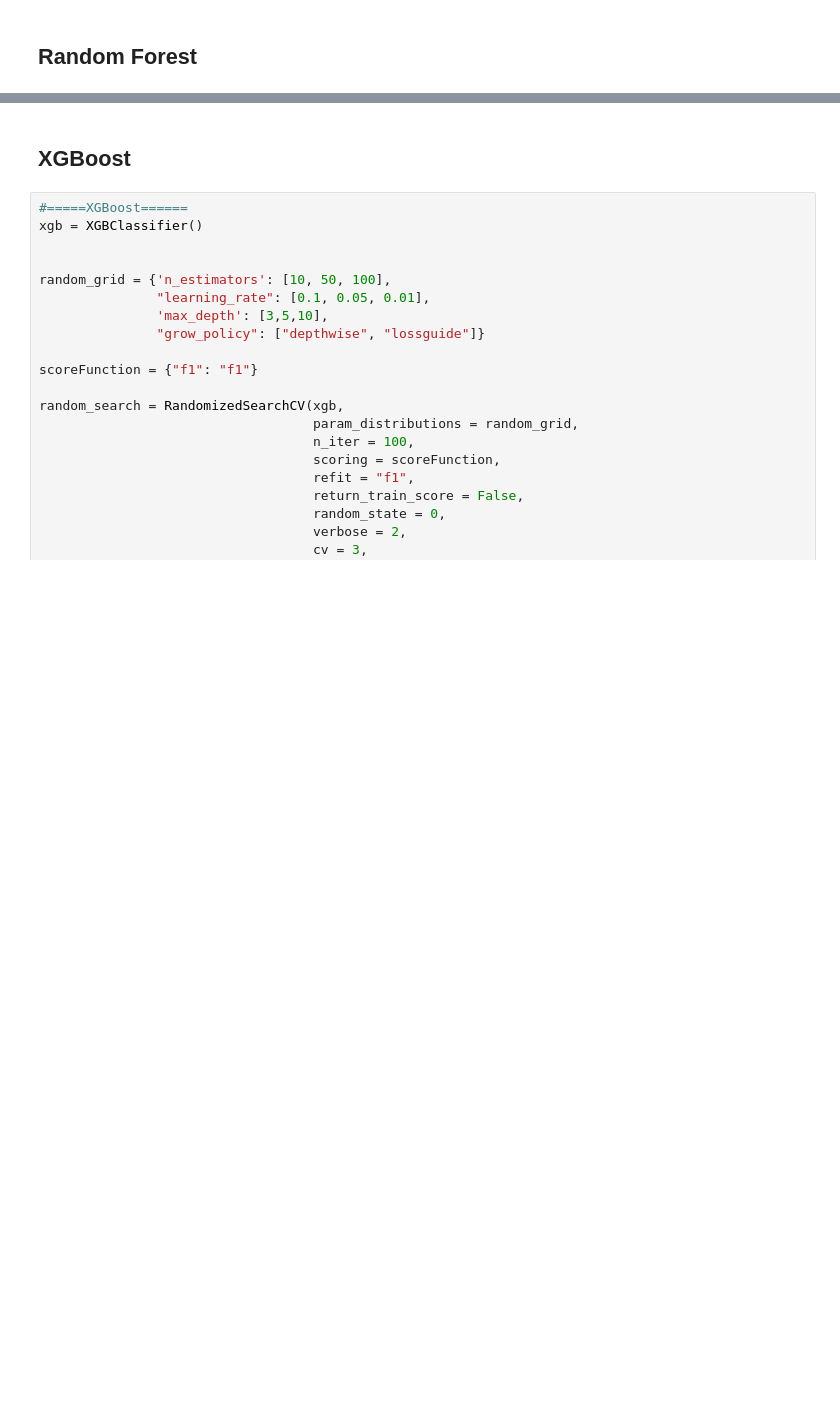
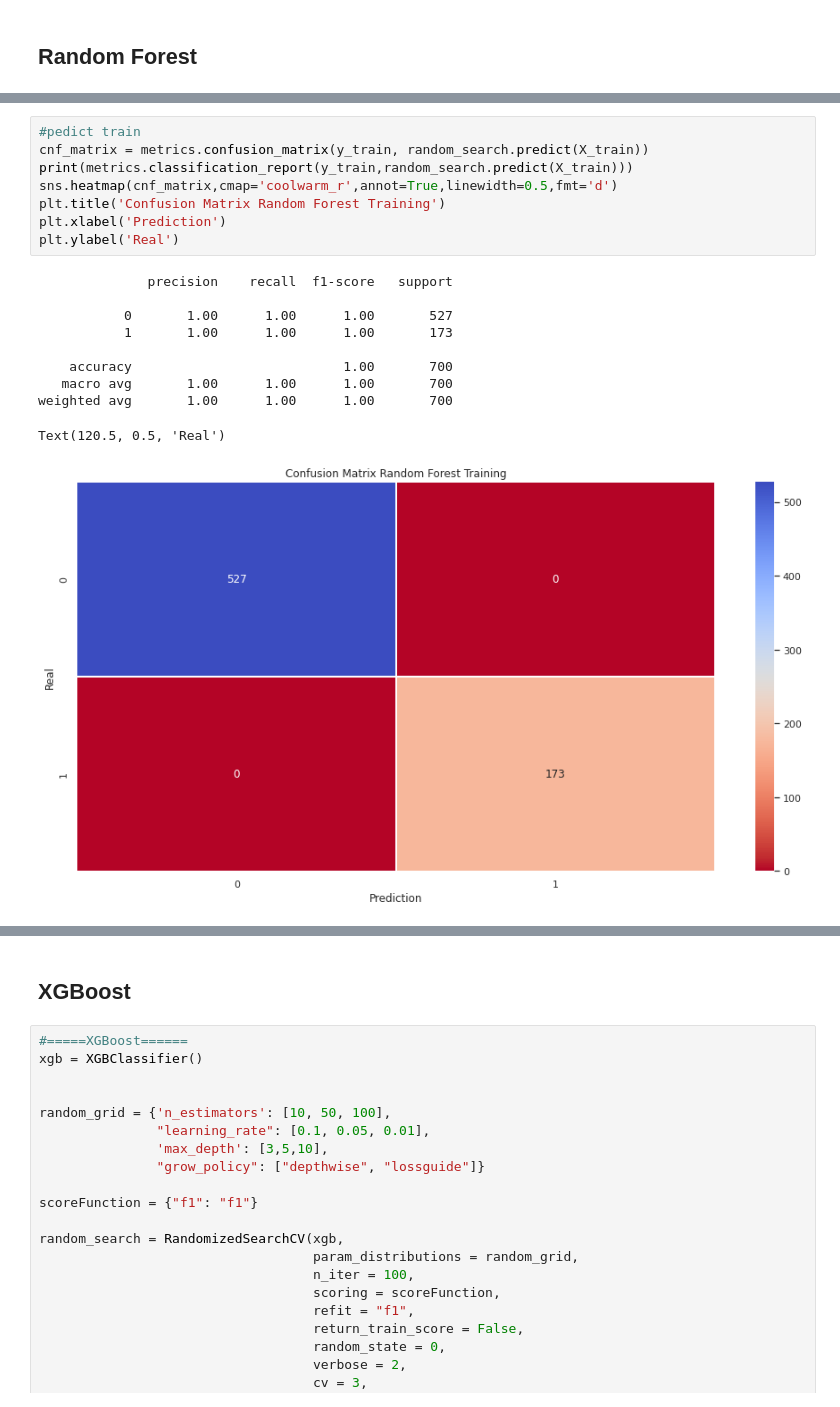
Before and after one commit to mhmmdmin/Assignment, a Jupyter notebook: Assignment_Day_10_Muhammad_Amin.ipynb, the cells around one changed output, grey strips where cells are left out. Cells and saved outputs as stored; diff of their text form; blank space fills up the shorter version.

```diff
--- a/Assignment_Day_10_Muhammad_Amin.ipynb
+++ b/Assignment_Day_10_Muhammad_Amin.ipynb
@@ -854,0 +914,19 @@ Finished RandomizedSearchCV
+# %%
+#pedict train
+cnf_matrix = metrics.confusion_matrix(y_train, random_search.predict(X_train))
+print(metrics.classification_report(y_train,random_search.predict(X_train)))
+sns.heatmap(cnf_matrix,cmap='coolwarm_r',annot=True,linewidth=0.5,fmt='d')
+plt.title('Confusion Matrix Random Forest Training')
+plt.xlabel('Prediction')
+plt.ylabel('Real')
+# %% [output]
+              precision    recall  f1-score   support
+
+           0       1.00      1.00      1.00       527
+           1       1.00      1.00      1.00       173
+
+    accuracy                           1.00       700
+   macro avg       1.00      1.00      1.00       700
+weighted avg       1.00      1.00      1.00       700
+Text(120.5, 0.5, 'Real')
+[figure, added]
```
Also changed, not shown: parts of 33 cells of this notebook.
